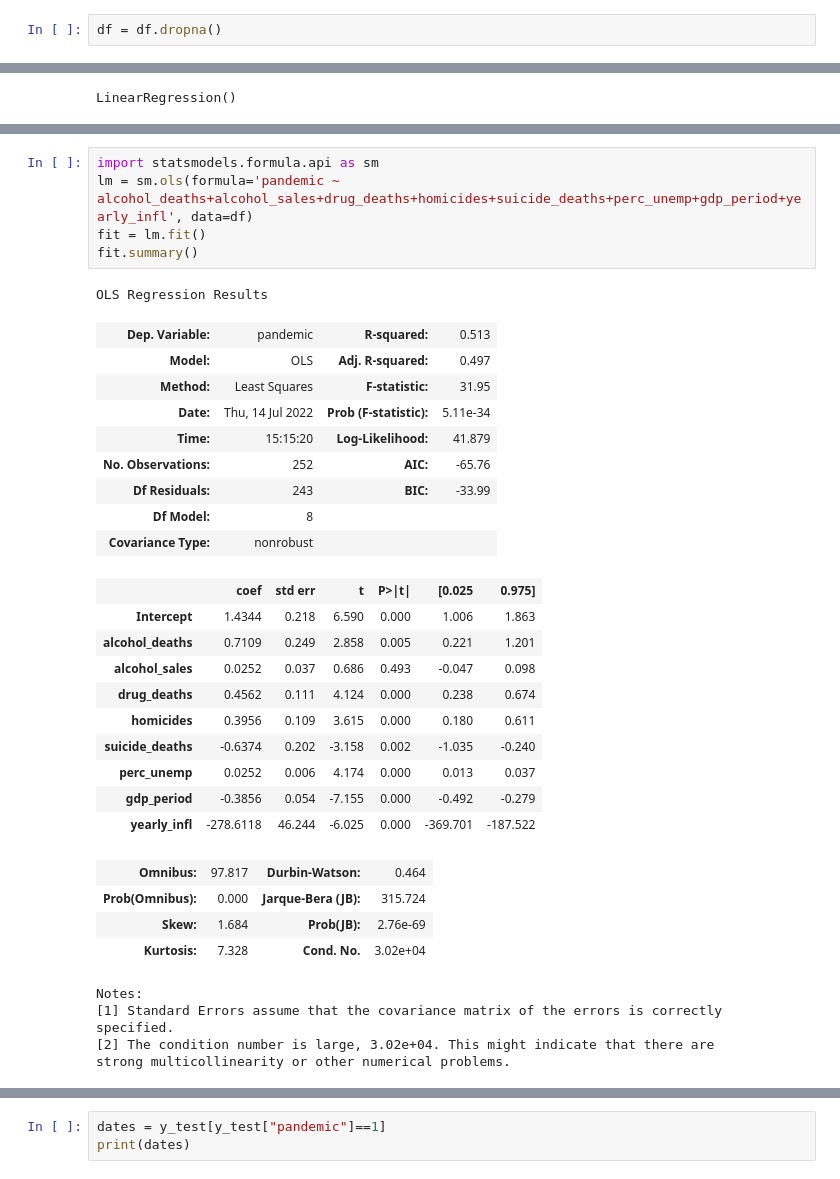
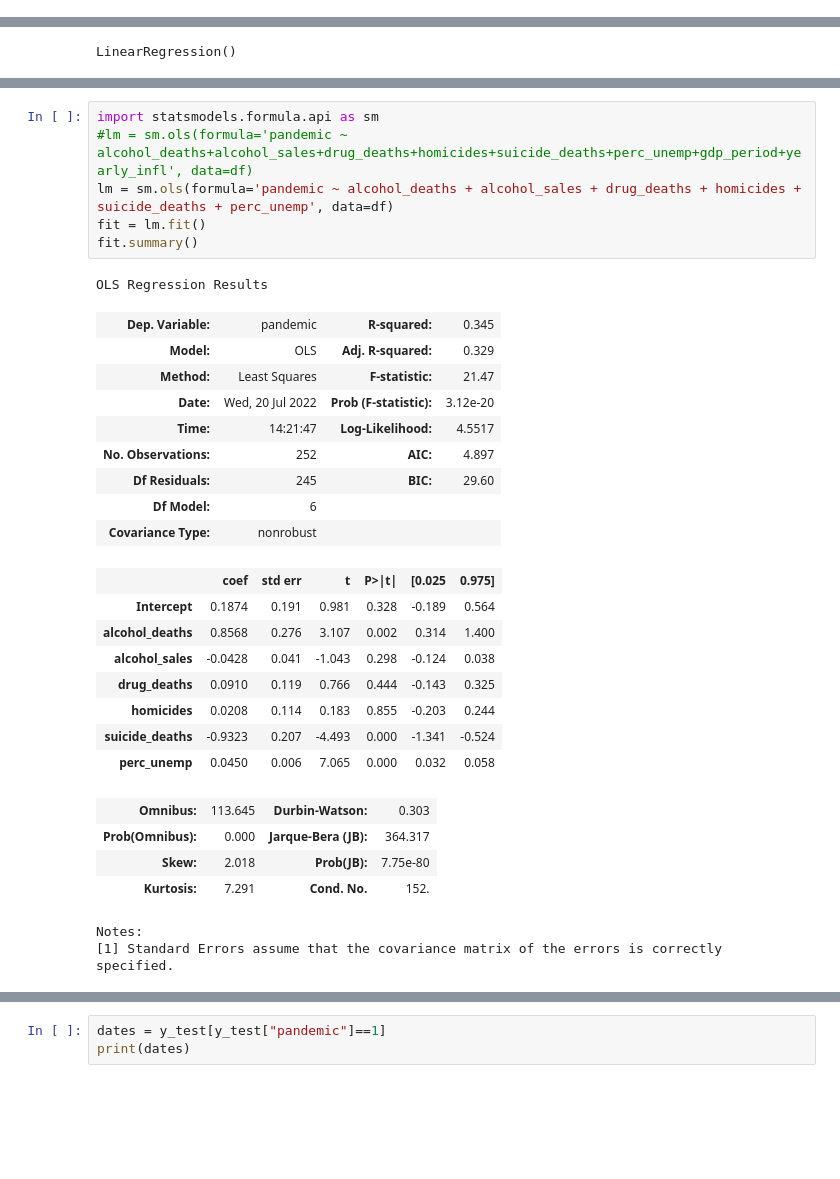
Before and after one commit to nmcdowell00/python_for_the_datajam, a Jupyter notebook: python_tutorial/Linear_Regression.ipynb, the cells around one changed output, grey strips where cells are left out. Saved outputs shown, nothing was run; the diff lists cells and outputs as text; blank space fills up the shorter version.

```diff
--- a/python_tutorial/Linear_Regression.ipynb
+++ b/python_tutorial/Linear_Regression.ipynb
@@ -33,8 +47,6 @@ df.head()
 | 2 | 2000-03-31 | 281160000.0 | 0.578318 | 2.136862 | 0.609973 | 0.0 | 0.0 | 0.896287 | ... |
 | 3 | 2000-04-30 | 281420000.0 | 0.552910 | 1.902139 | 0.627176 | 0.0 | 0.0 | 0.882311 | ... |
 | 4 | 2000-05-31 | 281640000.0 | 0.563840 | 2.284832 | 0.646570 | 0.0 | 0.0 | 0.930976 | ... |
-# %%
-df = df.dropna()
 # %%
 print(df.shape)
 df.head()
@@ -357,34 +416,31 @@ regression_model.score(X_test, y_test)
 # %%
 import statsmodels.formula.api as sm
-lm = sm.ols(formula='pandemic ~ alcohol_deaths+alcohol_sales+drug_deaths+homicides+suicide_deaths+perc_unemp+gdp_period+yearly_infl', data=df)
+#lm = sm.ols(formula='pandemic ~ alcohol_deaths+alcohol_sales+drug_deaths+homicides+suicide_deaths+perc_unemp+gdp_period+yearly_infl', data=df)
+lm = sm.ols(formula='pandemic ~ alcohol_deaths + alcohol_sales + drug_deaths + homicides + suicide_deaths + perc_unemp', data=df)
 fit = lm.fit()
 fit.summary()
 # %% [output]
 OLS Regression Results
-| Dep. Variable: | pandemic | R-squared: | 0.513 |
-| Model: | OLS | Adj. R-squared: | 0.497 |
-| Method: | Least Squares | F-statistic: | 31.95 |
-| Date: | Thu, 14 Jul 2022 | Prob (F-statistic): | 5.11e-34 |
-| Time: | 15:15:20 | Log-Likelihood: | 41.879 |
-| No. Observations: | 252 | AIC: | -65.76 |
-| Df Residuals: | 243 | BIC: | -33.99 |
-| Df Model: | 8 |  |  |
+| Dep. Variable: | pandemic | R-squared: | 0.345 |
+| Model: | OLS | Adj. R-squared: | 0.329 |
+| Method: | Least Squares | F-statistic: | 21.47 |
+| Date: | Wed, 20 Jul 2022 | Prob (F-statistic): | 3.12e-20 |
+| Time: | 14:21:47 | Log-Likelihood: | 4.5517 |
+| No. Observations: | 252 | AIC: | 4.897 |
+| Df Residuals: | 245 | BIC: | 29.60 |
+| Df Model: | 6 |  |  |
 | Covariance Type: | nonrobust |  |  |
 |  | coef | std err | t | P>|t| | [0.025 | 0.975] |
-| Intercept | 1.4344 | 0.218 | 6.590 | 0.000 | 1.006 | 1.863 |
-| alcohol_deaths | 0.7109 | 0.249 | 2.858 | 0.005 | 0.221 | 1.201 |
-| alcohol_sales | 0.0252 | 0.037 | 0.686 | 0.493 | -0.047 | 0.098 |
-| drug_deaths | 0.4562 | 0.111 | 4.124 | 0.000 | 0.238 | 0.674 |
-| homicides | 0.3956 | 0.109 | 3.615 | 0.000 | 0.180 | 0.611 |
-| suicide_deaths | -0.6374 | 0.202 | -3.158 | 0.002 | -1.035 | -0.240 |
-| perc_unemp | 0.0252 | 0.006 | 4.174 | 0.000 | 0.013 | 0.037 |
-| gdp_period | -0.3856 | 0.054 | -7.155 | 0.000 | -0.492 | -0.279 |
-| yearly_infl | -278.6118 | 46.244 | -6.025 | 0.000 | -369.701 | -187.522 |
+| Intercept | 0.1874 | 0.191 | 0.981 | 0.328 | -0.189 | 0.564 |
+| alcohol_deaths | 0.8568 | 0.276 | 3.107 | 0.002 | 0.314 | 1.400 |
+| alcohol_sales | -0.0428 | 0.041 | -1.043 | 0.298 | -0.124 | 0.038 |
+| drug_deaths | 0.0910 | 0.119 | 0.766 | 0.444 | -0.143 | 0.325 |
+| homicides | 0.0208 | 0.114 | 0.183 | 0.855 | -0.203 | 0.244 |
+| suicide_deaths | -0.9323 | 0.207 | -4.493 | 0.000 | -1.341 | -0.524 |
+| perc_unemp | 0.0450 | 0.006 | 7.065 | 0.000 | 0.032 | 0.058 |
-| Omnibus: | 97.817 | Durbin-Watson: | 0.464 |
-| Prob(Omnibus): | 0.000 | Jarque-Bera (JB): | 315.724 |
-| Skew: | 1.684 | Prob(JB): | 2.76e-69 |
-| Kurtosis: | 7.328 | Cond. No. | 3.02e+04 |
+| Omnibus: | 113.645 | Durbin-Watson: | 0.303 |
+| Prob(Omnibus): | 0.000 | Jarque-Bera (JB): | 364.317 |
+| Skew: | 2.018 | Prob(JB): | 7.75e-80 |
+| Kurtosis: | 7.291 | Cond. No. | 152. |
 Notes:
 [1] Standard Errors assume that the covariance matrix of the errors is correctly specified.
-[2] The condition number is large, 3.02e+04. This might indicate that there are
-strong multicollinearity or other numerical problems.
```
Also changed, not shown: parts of 60 cells of this notebook.
